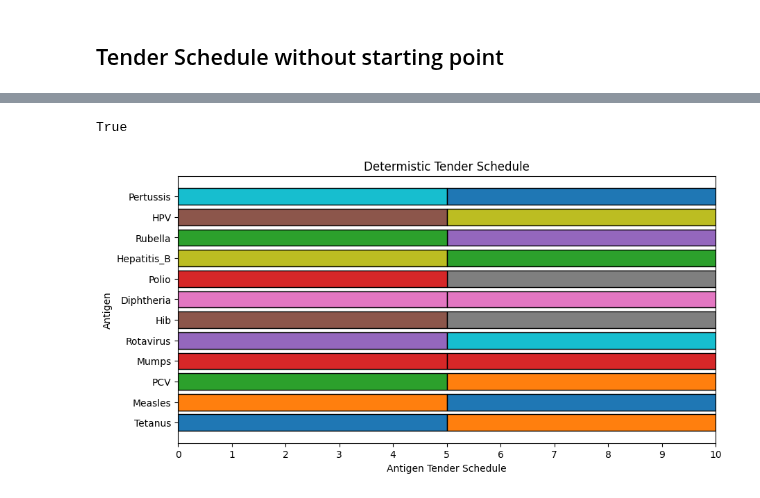
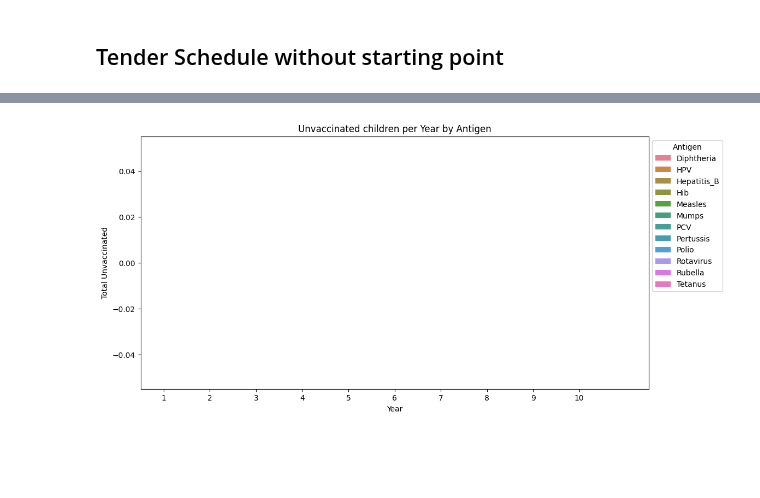
Before and after one commit to nuhorchak/Vaccine_Tender, a Jupyter notebook: Tender_Schedule_Plot_Generator.ipynb, the cells around one changed output, grey strips where cells are left out. Cells and saved outputs as stored; diff of their text form; code cells hidden in the pictures; blank space fills up the shorter version.

Commit message:
missed children calc, updated tender graphs

```diff
--- a/Tender_Schedule_Plot_Generator.ipynb
+++ b/Tender_Schedule_Plot_Generator.ipynb
@@ -95,24 +149,17 @@ plt.show()
 ## Tender Schedule without starting point
 # %%
 with open('Deterministic_results.json') as json_file:
-    F_results_clean = json.load(json_file)
+    Q_results_clean = json.load(json_file)
 # %%
 # Search results by keyword for F (tender schedules)
 # List of keywords to search for
-keywords_to_search = ["F"]
+keywords_to_search = ["S["]
 
 # Initialize a dictionary to store grouped results
-grouped_results_clean = {keyword: [] for keyword in keywords_to_search}
+grouped_results = {keyword: [] for keyword in keywords_to_search}
 
 # Search for keywords in the JSON keys and group the results
-for key, value in F_results_clean.items():
+for key, value in Q_results_clean.items():
     for keyword in keywords_to_search:
         if keyword in key:
-            grouped_results_clean[keyword].append({key: value})
-
-# Print the grouped results
-# for keyword, results in grouped_results_clean.items():
-#     print(f'Keyword: {keyword}')
-#     for result in results:
-#         print(f'  {result}')
-#     print()
+            grouped_results[keyword].append({key: value})
@@ -144,36 +228,31 @@ F_values_clean_df.head()
-# %%
-#check to make sure all tenders are accounted for in model results
-def lists_contain_same_strings(list1, list2):
-    return set(list1) == set(list2)
-
-# Example usage
-list_a = list(F_values_clean_df.Tender.unique())
-list_b = ["Measles","Mumps","Rubella","Diphtheria","Tetanus","Pertussis",
-          "Hepatitis_B","Hib","Polio","HPV","Rotavirus","PCV"]
-
-lists_contain_same_strings(list_a, list_b)
-# %% [output]
-True
 # %%
-# plot the F (tenders) schedule to visualize results
-# Create a new figure and axis
-fig, ax = plt.subplots(figsize=(10, 5))
+import pandas as pd
+import matplotlib.pyplot as plt
+import seaborn as sns
 
-# Iterate through rows and plot bars based on conditions
-for index, row in F_values_clean_df.iterrows():
-    if row['Value'] == 1:
-        start = row['Start']-1
-        end = row['Finish']
-        ax.barh(row['Tender'], width=end - start, left=start, edgecolor='black')
+# Assuming df is your DataFrame
+# If not, replace df with your DataFrame variable name
 
-# Set labels and show the plot
-ax.set_xlim(0, 10)
-ax.set_xticks(range(11))
+# Create a list of all years from 1 to 10
+all_years = list(range(1, 11))
 
-ax.set_xlabel('Antigen Tender Schedule')
-ax.set_ylabel('Antigen')
-plt.title('Determistic Tender Schedule')
-plt.savefig('Deterministic_Tenders.png')
+# Grouping by Year, Antigen, and summing the Value column
+result = df.groupby(['Year', 'Antigen'])['Value'].sum().reset_index()
+
+# Filling missing combinations of Year and Antigen with 0.0 value
+result = result.pivot_table(index='Year', columns='Antigen', values='Value', fill_value=0.0).reset_index()
+
+# Melt the DataFrame to have a long format suitable for plotting
+result = pd.melt(result, id_vars='Year', var_name='Antigen', value_name='Value')
+
+# Plotting the bar chart with seaborn
+plt.figure(figsize=(12, 6))
+sns.barplot(x='Year', y='Value', hue='Antigen', data=result)
+plt.xticks(range(len(all_years)), all_years)  # Set x-axis ticks for all years
+plt.xlabel('Year')
+plt.ylabel('Total Unvaccinated')
+plt.title('Unvaccinated children per Year by Antigen')
+plt.legend(title='Antigen', bbox_to_anchor=(1, 1))
 plt.show()
 # %% [output]
-[figure, old version]
+[figure, new version]
```
Also changed, not shown: parts of 11 cells of this notebook, 1 other file.
